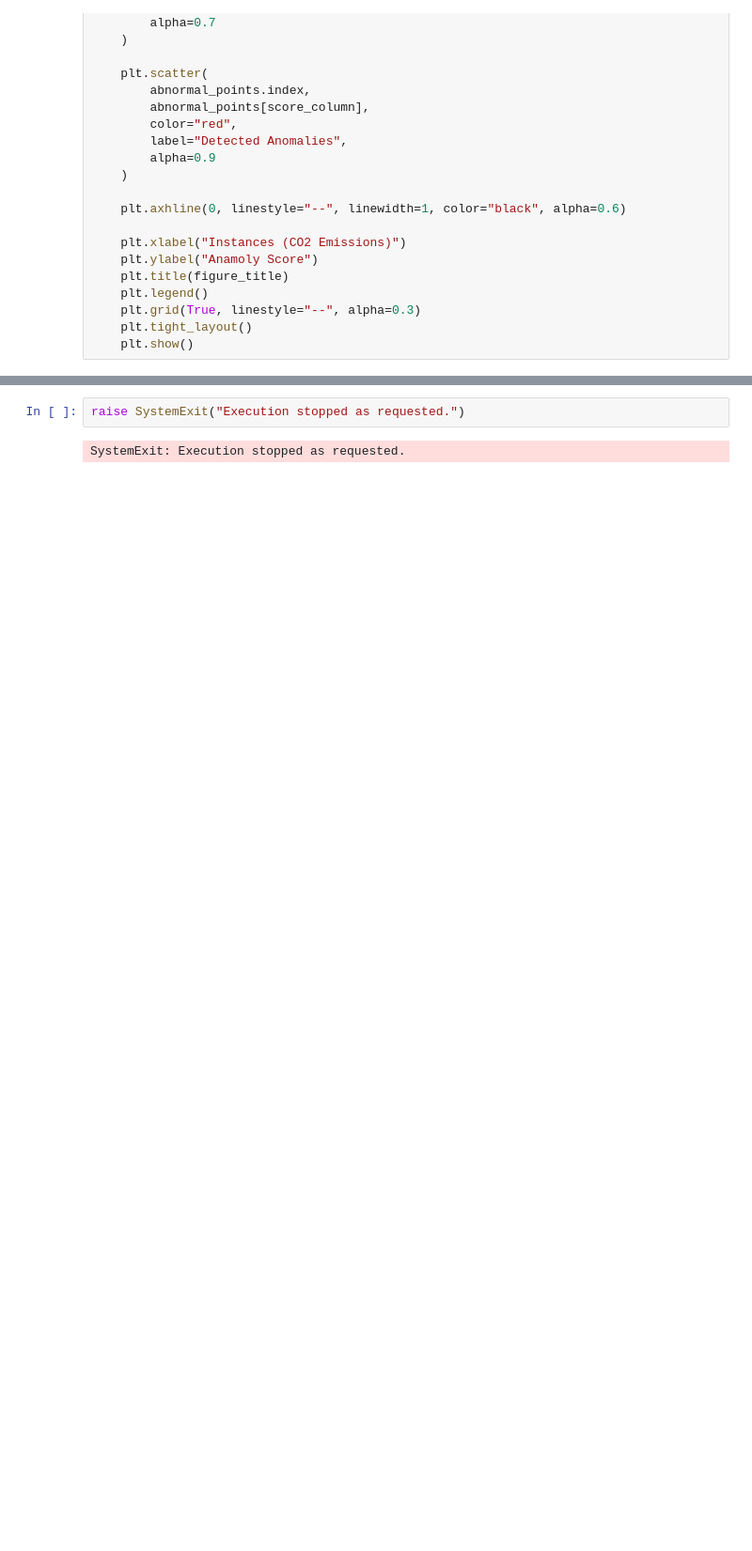
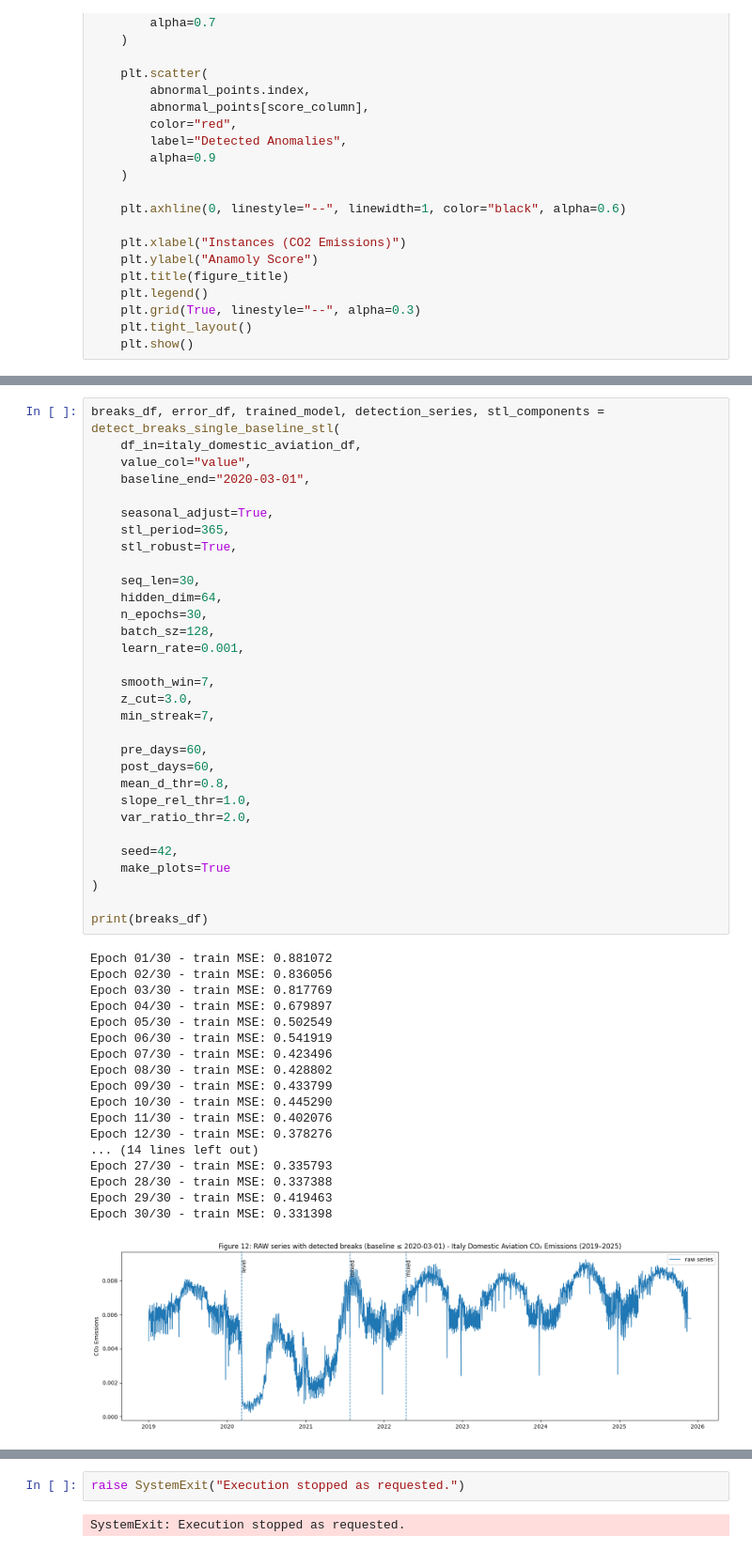
Before and after one commit to thisishasan/data_mining_and_machine_learning, a Jupyter notebook: data_mining_machine_learning.ipynb, the cells around one changed output, grey strips where cells are left out. Shown at 94% size. Cells and saved outputs as stored; diff of their text form; blank space fills up the shorter version.

```diff
--- a/data_mining_machine_learning.ipynb
+++ b/data_mining_machine_learning.ipynb
@@ -1128,0 +1363,50 @@ visualize_anomaly_scores(
+# %%
+breaks_df, error_df, trained_model, detection_series, stl_components = detect_breaks_single_baseline_stl(
+    df_in=italy_domestic_aviation_df,
+    value_col="value",
+    baseline_end="2020-03-01",
+
+    seasonal_adjust=True,
+    stl_period=365,
+    stl_robust=True,
+
+    seq_len=30,
+    hidden_dim=64,
+    n_epochs=30,
+    batch_sz=128,
+    learn_rate=0.001,
+
+    smooth_win=7,
+    z_cut=3.0,
+    min_streak=7,
+
+    pre_days=60,
+    post_days=60,
+    mean_d_thr=0.8,
+    slope_rel_thr=1.0,
+    var_ratio_thr=2.0,
+
+    seed=42,
+    make_plots=True
+)
+
+print(breaks_df)
+# %% [output]
+Epoch 01/30 - train MSE: 0.881072
+Epoch 02/30 - train MSE: 0.836056
+Epoch 03/30 - train MSE: 0.817769
+Epoch 04/30 - train MSE: 0.679897
+Epoch 05/30 - train MSE: 0.502549
+Epoch 06/30 - train MSE: 0.541919
+Epoch 07/30 - train MSE: 0.423496
+Epoch 08/30 - train MSE: 0.428802
+Epoch 09/30 - train MSE: 0.433799
+Epoch 10/30 - train MSE: 0.445290
+Epoch 11/30 - train MSE: 0.402076
+Epoch 12/30 - train MSE: 0.378276
+... (14 lines left out)
+Epoch 27/30 - train MSE: 0.335793
+Epoch 28/30 - train MSE: 0.337388
+Epoch 29/30 - train MSE: 0.419463
+Epoch 30/30 - train MSE: 0.331398
+[figure, added]
```
Also changed, not shown: parts of 22 cells of this notebook.
